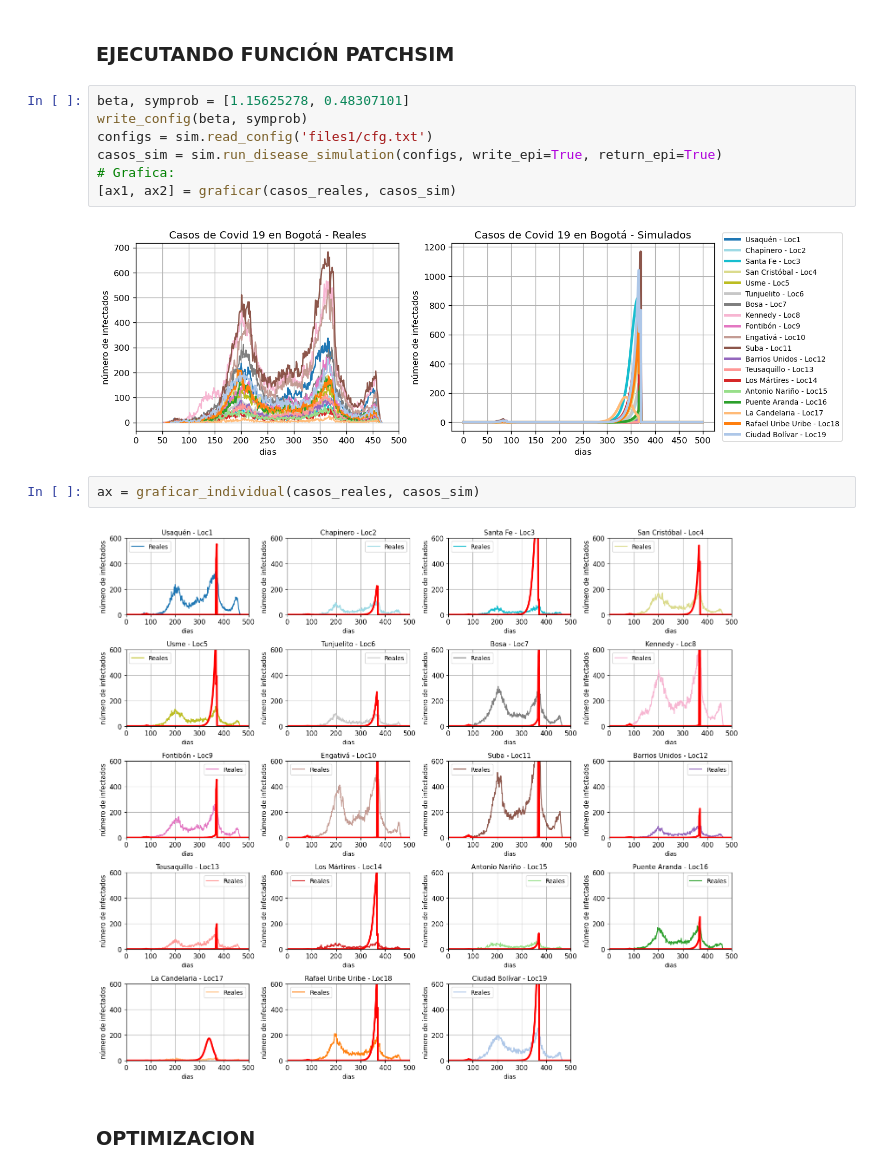
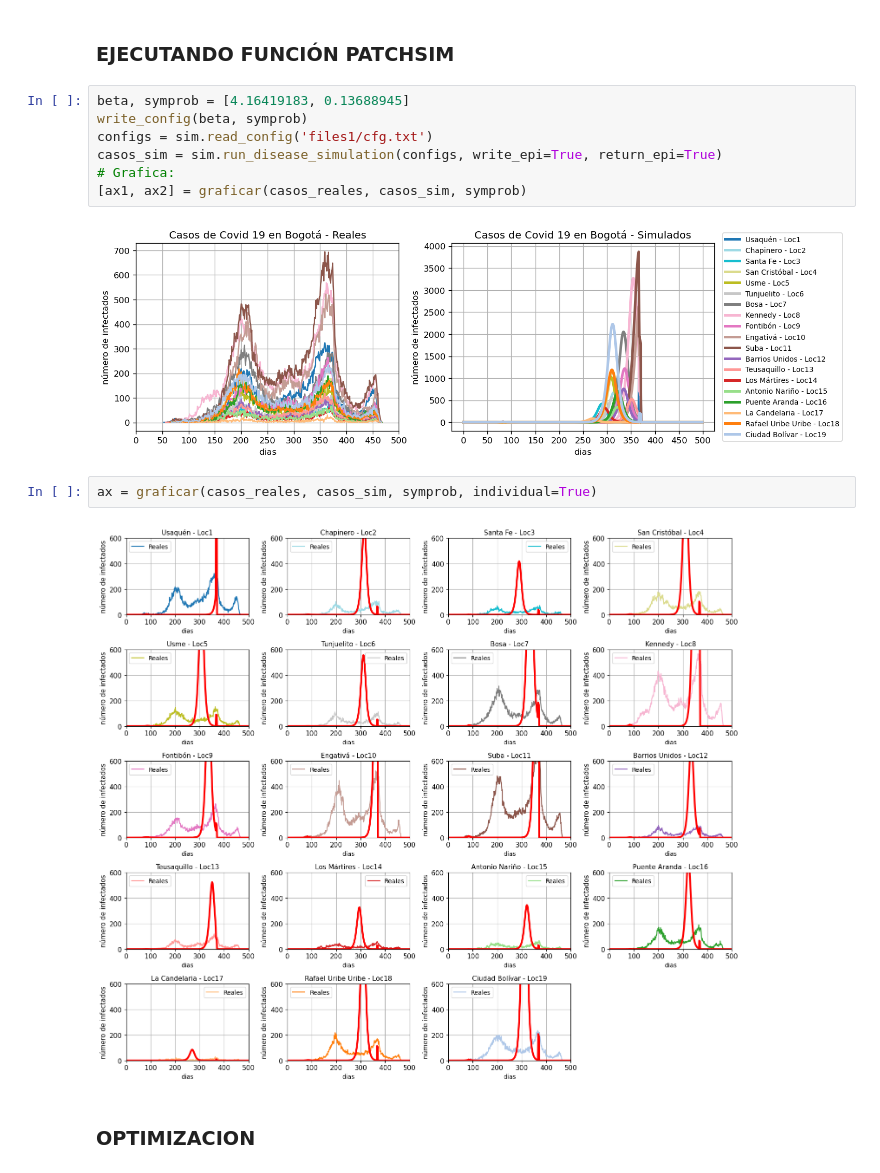
Before and after one commit to eilinlunam/PatchSim-modificado, a Jupyter notebook: SEIR_RunCode_Bog.ipynb, the cells around one changed output. Drawn from its saved outputs; the diff is of its cells as text.

```diff
--- a/SEIR_RunCode_Bog.ipynb
+++ b/SEIR_RunCode_Bog.ipynb
@@ -282,18 +273,18 @@ Cantidad de semillas iniciales: 100
 # %% [markdown]
 ### EJECUTANDO FUNCIÓN PATCHSIM
 # %%
-beta, symprob = [1.15625278, 0.48307101]
+beta, symprob = [4.16419183, 0.13688945]
 write_config(beta, symprob)
 configs = sim.read_config('files1/cfg.txt')
 casos_sim = sim.run_disease_simulation(configs, write_epi=True, return_epi=True)
 # Grafica:
-[ax1, ax2] = graficar(casos_reales, casos_sim)
+[ax1, ax2] = graficar(casos_reales, casos_sim, symprob)
 # %% [output]
-[figure, old version]
+[figure, new version]
 # %%
-ax = graficar_individual(casos_reales, casos_sim)
+ax = graficar(casos_reales, casos_sim, symprob, individual=True)
 # %% [output]
-[figure, old version]
+[figure, new version]
 # %% [markdown]
    ### OPTIMIZACION
 # %%
```
Also changed, not shown: parts of 5 cells of this notebook, 5 other files.
